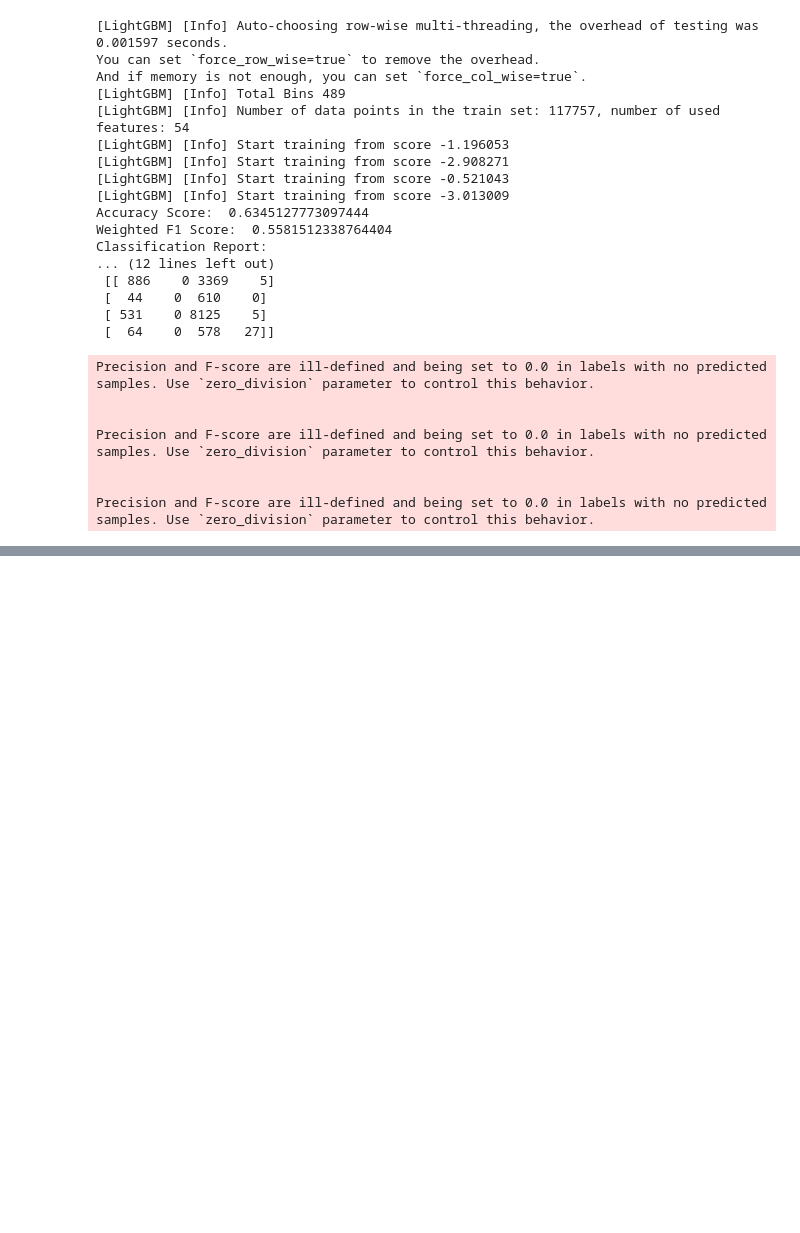
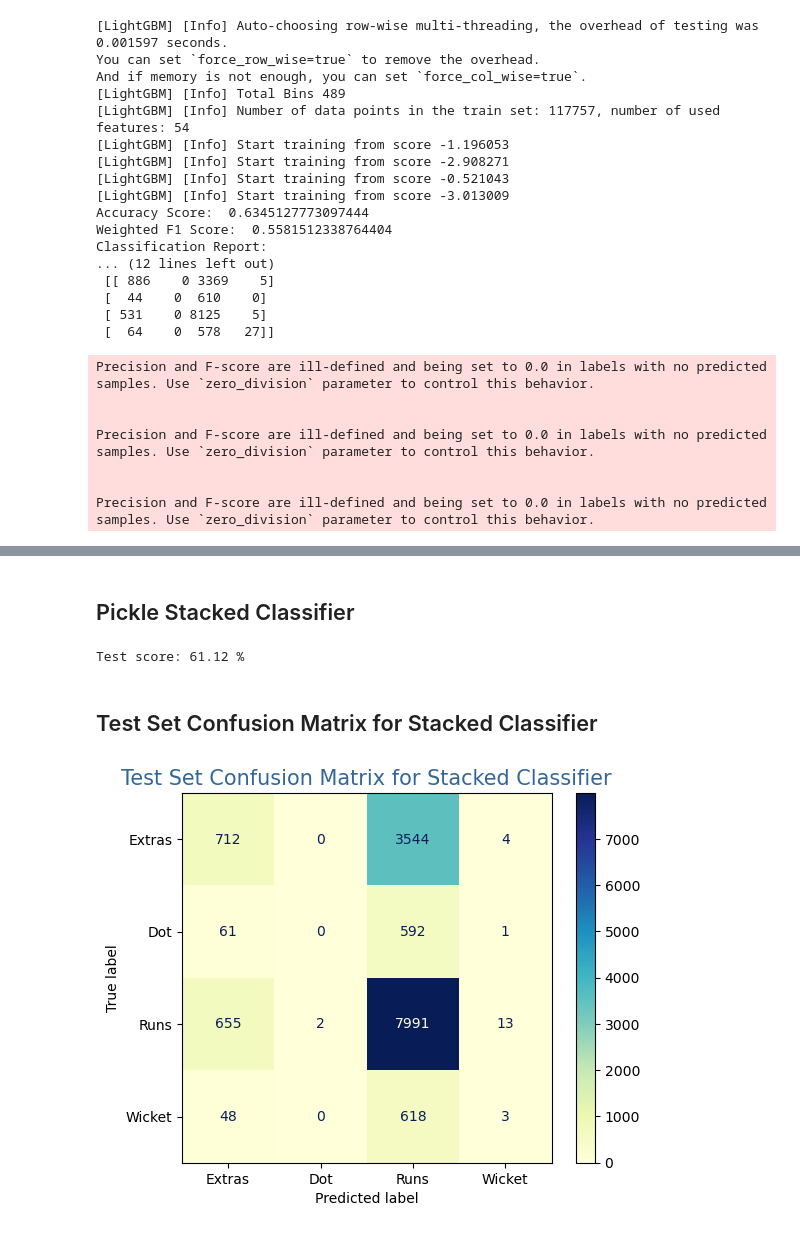
Before and after one commit to TegveerG/IPL-Project, a Jupyter notebook: BallByBallEventPredictor.ipynb, the cells around one changed output, grey strips where cells are left out. Saved outputs shown, nothing was run; the diff lists cells and outputs as text; code cells hidden in the pictures; blank space fills up the shorter version.

```diff
--- a/BallByBallEventPredictor.ipynb
+++ b/BallByBallEventPredictor.ipynb
@@ -1061,0 +1277,41 @@ Precision and F-score are ill-defined and being set to 0.0 in labels with no pre
+# %% [markdown]
+## Pickle Stacked Classifier
+# %%
+import pickle
+
+level0 = list()
+level0.append(('GNB', GaussianNB()))
+level0.append(('Tree', DecisionTreeClassifier()))
+level1 = XGBClassifier(verbosity=0)
+model = StackingClassifier(estimators=level0, final_estimator=level1, cv=5)
+model.fit(X_train, y_train)
+
+# Save to file in the current working directory
+pkl_filename = "products/pickle_files/stacked.pkl"
+with open(pkl_filename, 'wb') as file:
+  pickle.dump(model, file)
+
+# Load from file
+with open(pkl_filename, 'rb') as file:
+  pickle_model = pickle.load(file)
+  score = pickle_model.score(X_test, y_test)
+  print("Test score: {0:.2f} %".format(100 * score))
+  Y_predict = pickle_model.predict(X_test)
+# %% [output]
+Test score: 61.12 %
+# %% [markdown]
+## Test Set Confusion Matrix for Stacked Classifier
+# %%
+from sklearn.metrics import ConfusionMatrixDisplay
+from seaborn import set_palette
+
+conf_matrix = confusion_matrix(y_test, Y_predict)
+disp = ConfusionMatrixDisplay(confusion_matrix=conf_matrix, display_labels=["Extras", "Dot", "Runs", "Wicket"], )
+
+# save the plot
+
+disp.plot(cmap='YlGnBu',values_format='d',ax=None)
+plt.title('Test Set Confusion Matrix for Stacked Classifier', fontsize=15, color='#336699',loc='center')
+plt.savefig('products/plots/confusion_matrix_stacked.png')
+# %% [output]
+[figure, added]
```
Also changed, not shown: parts of 33 cells of this notebook, 14 other files.
